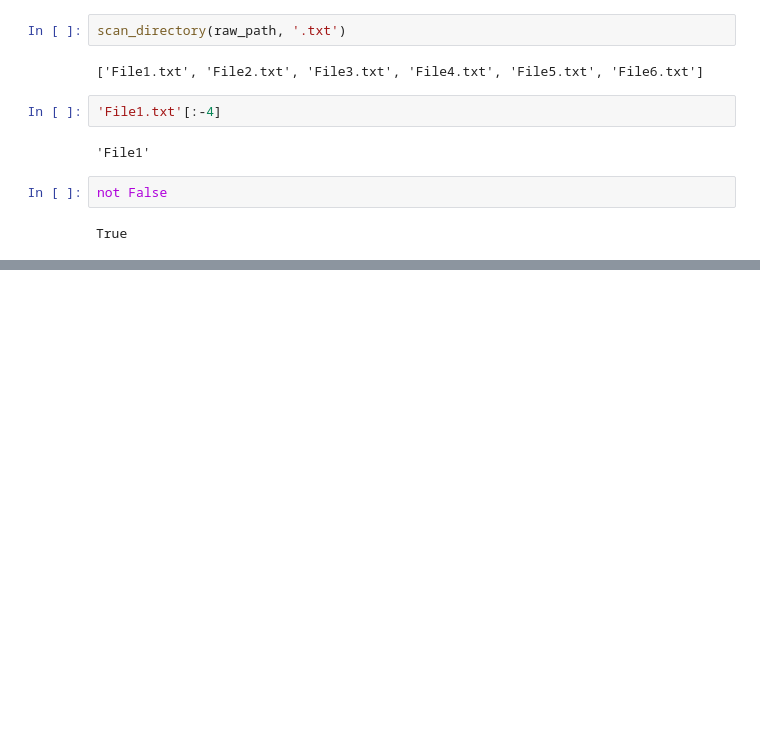
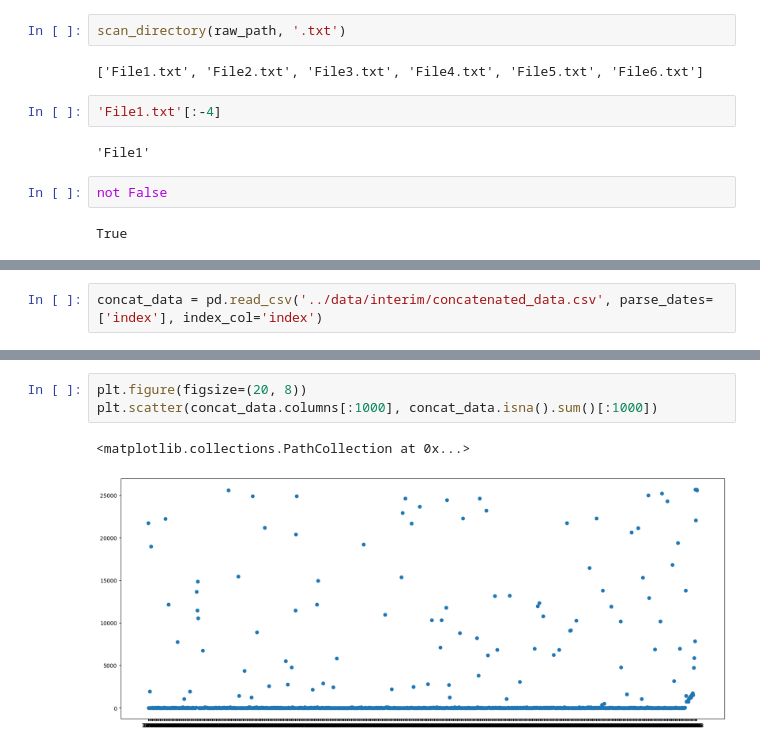
Before and after one commit to theabrahamaudu/Electricity_Use_Prediction, a Jupyter notebook: notebooks/EDA.ipynb, the cells around one changed output, grey strips where cells are left out. Drawn from its saved outputs; the diff is of its cells as text; blank space fills up the shorter version.

```diff
--- a/notebooks/EDA.ipynb
+++ b/notebooks/EDA.ipynb
@@ -224,0 +379,2 @@ True
+# %%
+concat_data = pd.read_csv('../data/interim/concatenated_data.csv', parse_dates=['index'], index_col='index')
@@ -224,0 +392,6 @@ True
+# %%
+plt.figure(figsize=(20, 8))
+plt.scatter(concat_data.columns[:1000], concat_data.isna().sum()[:1000])
+# %% [output]
+<matplotlib.collections.PathCollection at 0x...>
+[figure, added]
```
Also changed, not shown: parts of 22 cells of this notebook, 2 other files.
